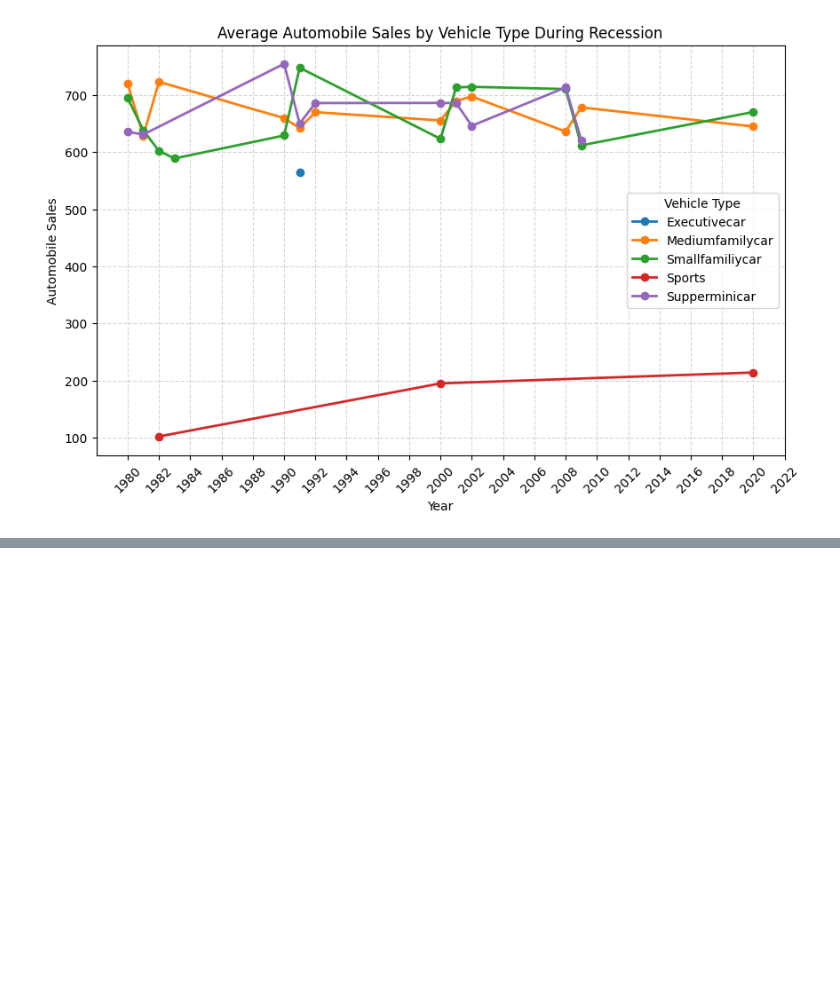
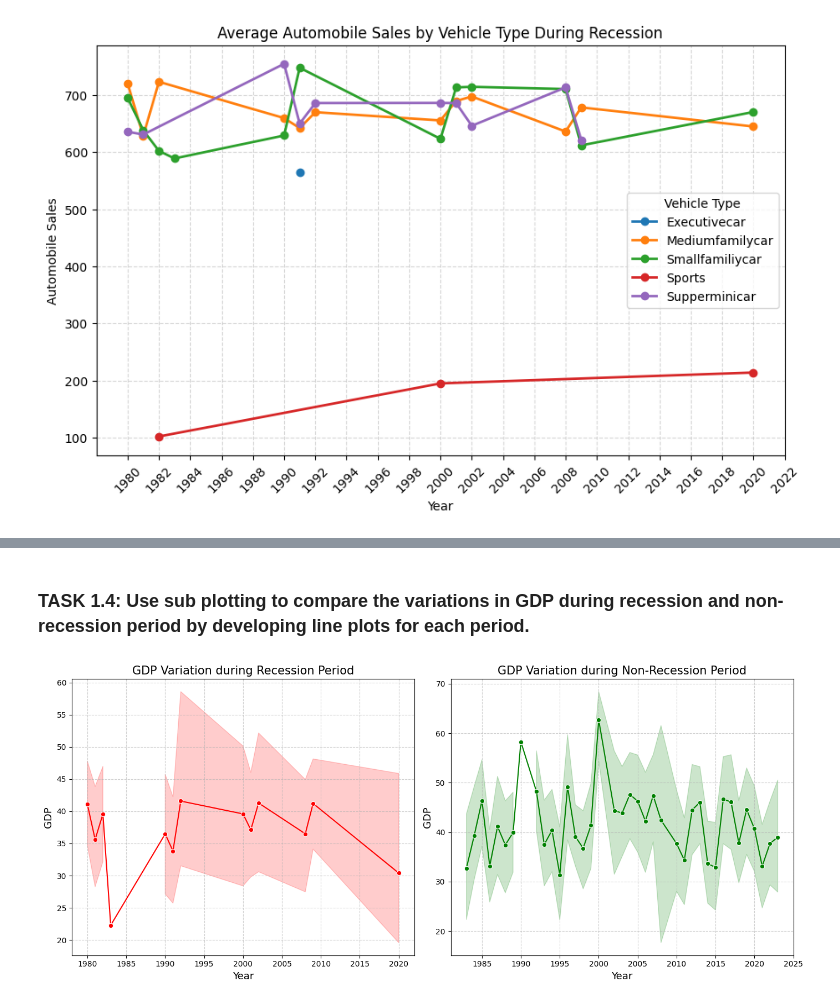
Before and after one commit to mertgenc0/IBM-AutmobileSales-Visualisation, a Jupyter notebook: IBMFinalAsigment1.ipynb, the cells around one changed output, grey strips where cells are left out. Drawn from its saved outputs; the diff is of its cells as text; code cells hidden in the pictures; blank space fills up the shorter version.

```diff
--- a/IBMFinalAsigment1.ipynb
+++ b/IBMFinalAsigment1.ipynb
@@ -73,0 +93,37 @@ plt.show()
+# %% [markdown]
+### TASK 1.4: Use sub plotting to compare the variations in GDP during recession and non-recession period by developing line plots for each period.
+# %%
+df_rec1 = df[df['Recession'] == 1]
+df_rec0 = df[df['Recession'] == 0]
+
+fig, (ax0, ax1) = plt.subplots(1, 2, figsize=(14, 6))
+
+sns.lineplot(data=df_rec1,
+             x='Year',
+             y='GDP',
+             ax=ax0,
+             color='red',
+             marker='o')
+
+ax0.set_xlabel('Year', fontsize=13)
+ax0.set_ylabel('GDP', fontsize=13)
+ax0.set_title('GDP Variation during Recession Period', fontsize=15)
+ax0.grid(True, linestyle='--', alpha=0.6)
+
+
+sns.lineplot(data=df_rec0,
+             x='Year',
+             y='GDP',
+             ax=ax1,
+             color='green',
+             marker='o')
+
+ax1.set_xlabel('Year', fontsize=13)
+ax1.set_ylabel('GDP', fontsize=13)
+ax1.set_title('GDP Variation during Non-Recession Period', fontsize=15)
+ax1.grid(True, linestyle='--', alpha=0.6)
+
+plt.tight_layout()
+plt.show()
+# %% [output]
+[figure, added]
```
Also changed, not shown: parts of 10 cells of this notebook, 2 other files.
